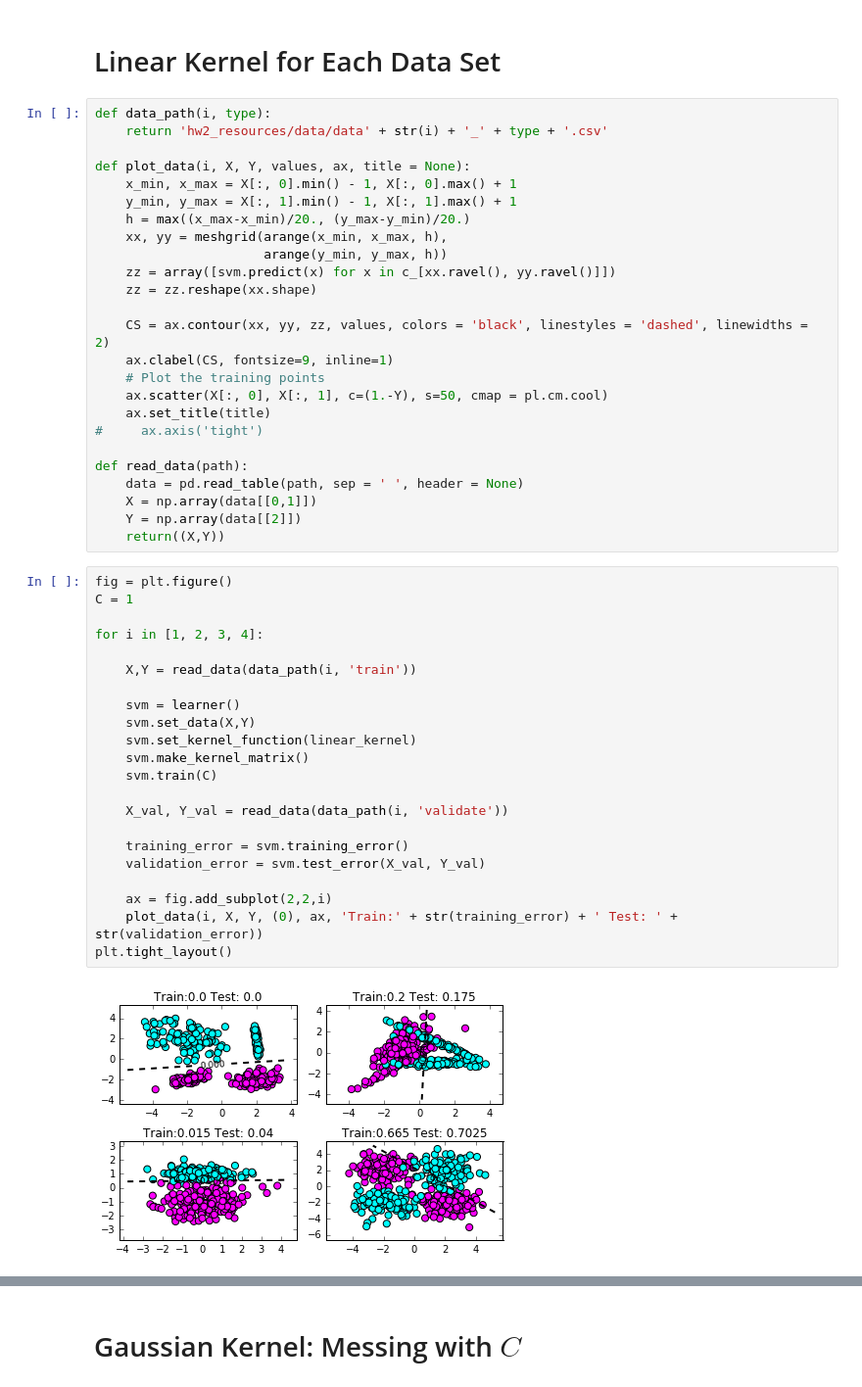
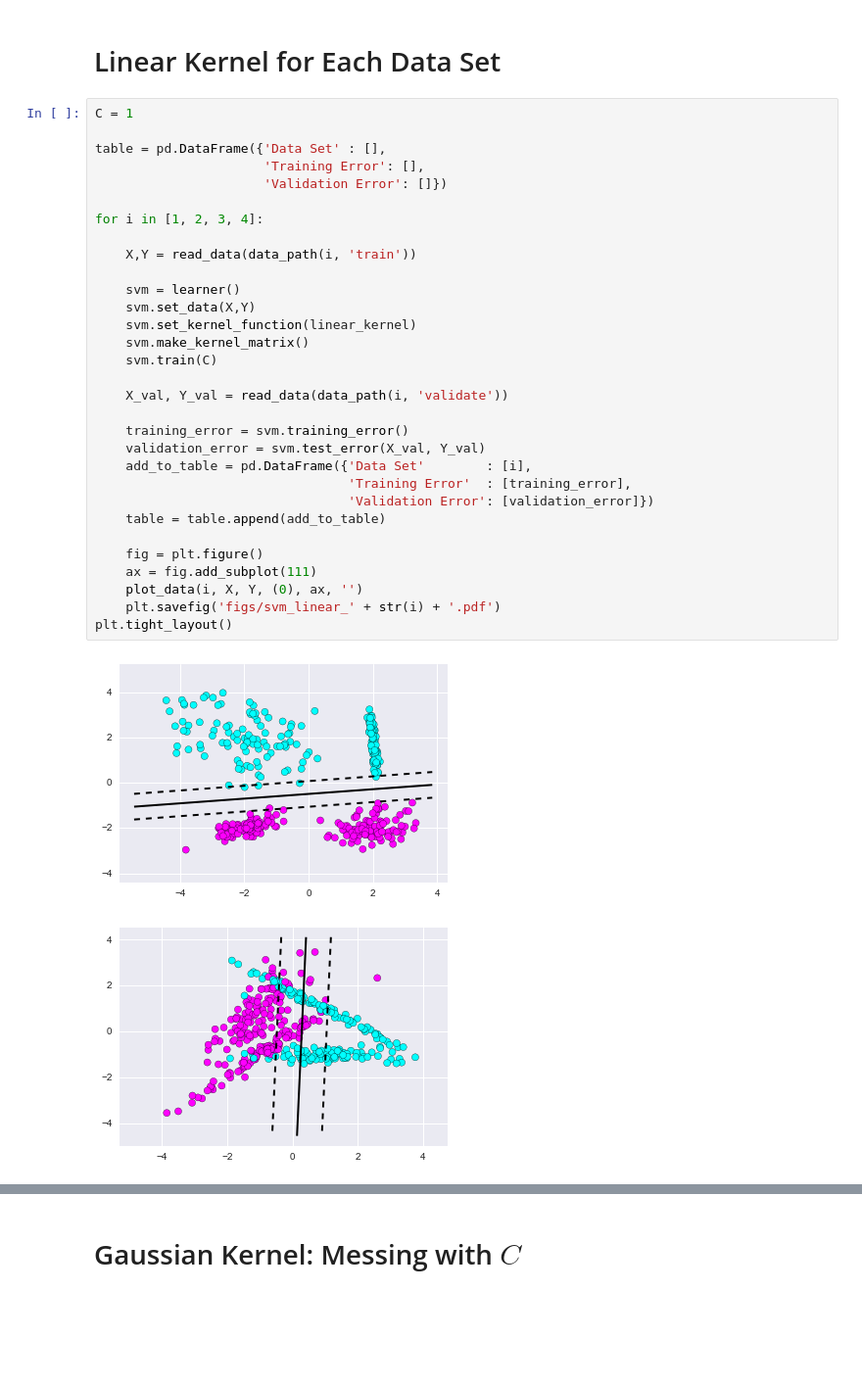
Before and after one commit to PhilChodrow/6.867_hwk2, a Jupyter notebook: P2.ipynb, the cells around one changed output, grey strips where cells are left out. Shown at 98% size. Drawn from its saved outputs; the diff is of its cells as text; blank space fills up the shorter version.

```diff
--- a/P2.ipynb
+++ b/P2.ipynb
@@ -56,52 +89,37 @@ P [ 8.00e+00  1.00e+01  2.00e+00  1.00e+01]
 [ 1.00e+01  1.20e+01  2.00e+00  1.30e+01]
 # %% [markdown]
 # Linear Kernel for Each Data Set
-# %%
-def data_path(i, type):
-    return 'hw2_resources/data/data' + str(i) + '_' + type + '.csv'
-
-def plot_data(i, X, Y, values, ax, title = None):
-    x_min, x_max = X[:, 0].min() - 1, X[:, 0].max() + 1
-    y_min, y_max = X[:, 1].min() - 1, X[:, 1].max() + 1
-    h = max((x_max-x_min)/20., (y_max-y_min)/20.)
-    xx, yy = meshgrid(arange(x_min, x_max, h),
-                      arange(y_min, y_max, h))
-    zz = array([svm.predict(x) for x in c_[xx.ravel(), yy.ravel()]])
-    zz = zz.reshape(xx.shape)
-
-    CS = ax.contour(xx, yy, zz, values, colors = 'black', linestyles = 'dashed', linewidths = 2)
-    ax.clabel(CS, fontsize=9, inline=1)
-    # Plot the training points
-    ax.scatter(X[:, 0], X[:, 1], c=(1.-Y), s=50, cmap = pl.cm.cool)
-    ax.set_title(title)
-#     ax.axis('tight')
-
-def read_data(path):
-    data = pd.read_table(path, sep = ' ', header = None)
-    X = np.array(data[[0,1]])
-    Y = np.array(data[[2]])
-    return((X,Y))
 # %%
-fig = plt.figure()
 C = 1
+
+table = pd.DataFrame({'Data Set' : [],
+                      'Training Error': [],
+                      'Validation Error': []})
 
 for i in [1, 2, 3, 4]:
 
     X,Y = read_data(data_path(i, 'train'))
 
     svm = learner()
     svm.set_data(X,Y)
     svm.set_kernel_function(linear_kernel)
     svm.make_kernel_matrix()
     svm.train(C)
 
     X_val, Y_val = read_data(data_path(i, 'validate'))
 
     training_error = svm.training_error()
     validation_error = svm.test_error(X_val, Y_val)
+    add_to_table = pd.DataFrame({'Data Set'        : [i],
+                                 'Training Error'  : [training_error],
+                                 'Validation Error': [validation_error]})
+    table = table.append(add_to_table)
 
-    ax = fig.add_subplot(2,2,i)
-    plot_data(i, X, Y, (0), ax, 'Train:' + str(training_error) + ' Test: ' + str(validation_error))
+    fig = plt.figure()
+    ax = fig.add_subplot(111)
+    plot_data(i, X, Y, (0), ax, '')
+    plt.savefig('figs/svm_linear_' + str(i) + '.pdf')
 plt.tight_layout()
 # %% [output]
-[figure, old version]
+[figure, new version]
+[figure, added]
```
Also changed, not shown: parts of 9 cells of this notebook, 2 other files.
